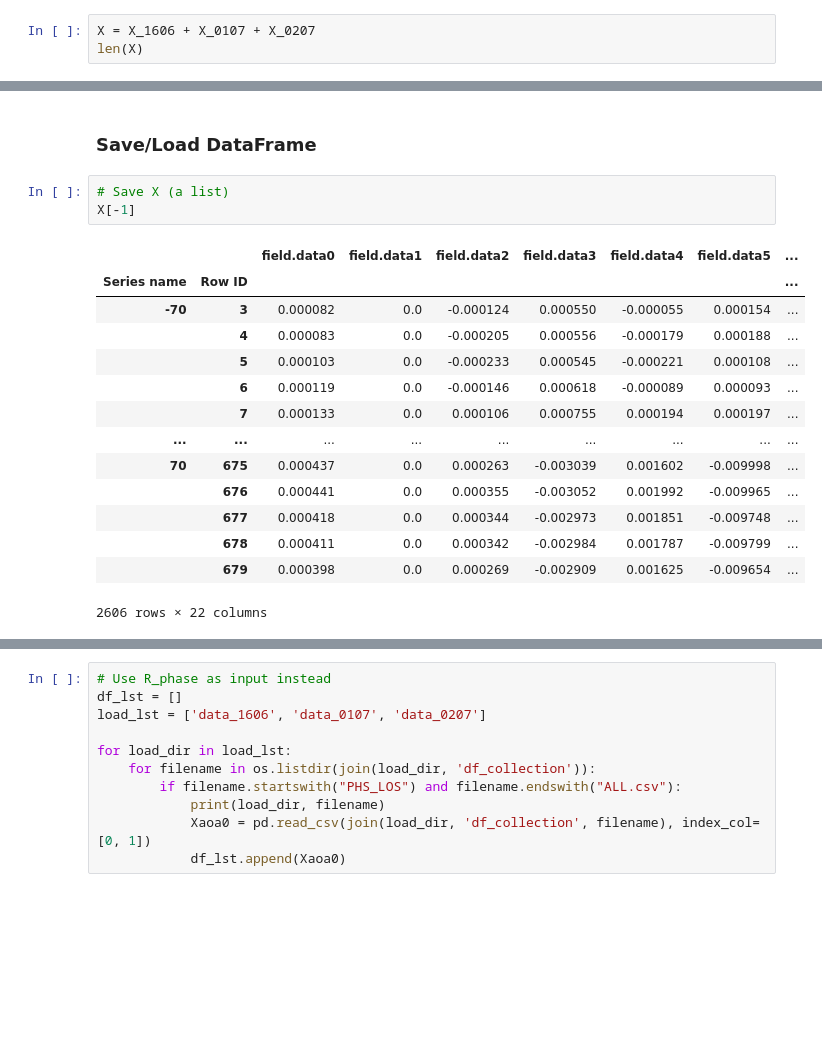
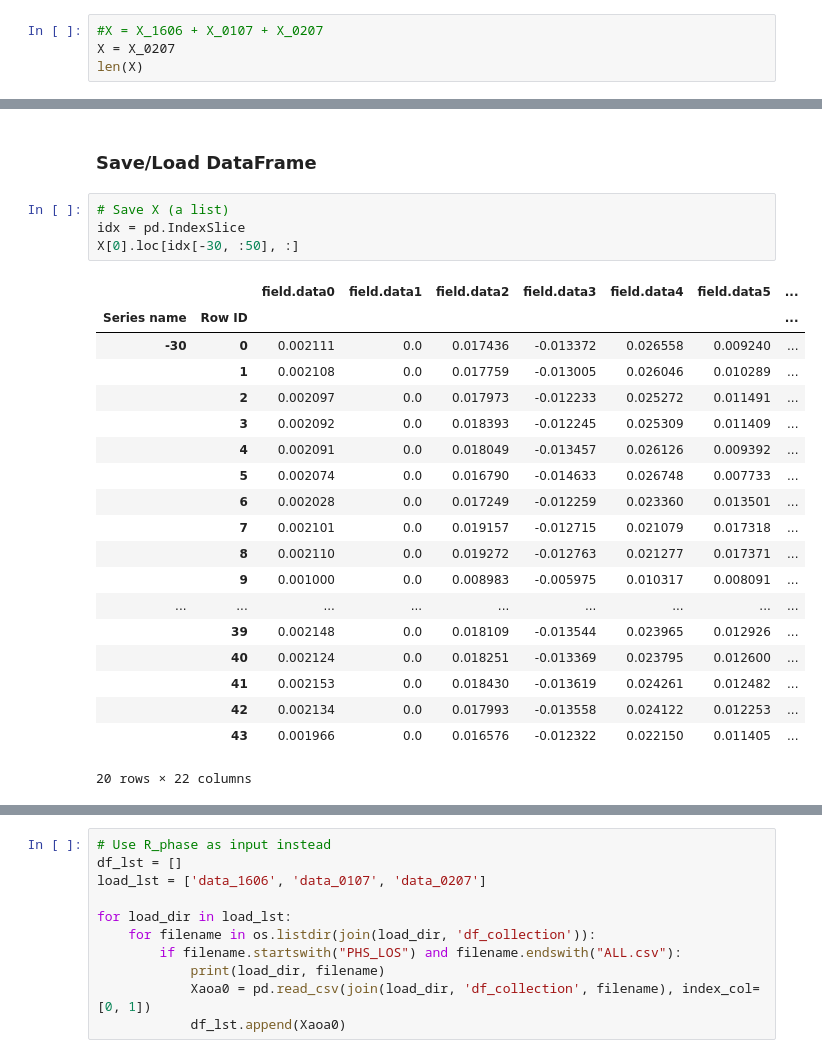
Before and after one commit to zdai257/DeepAOANet, a Jupyter notebook: myAOAnet.ipynb, the cells around one changed output, grey strips where cells are left out. Saved outputs shown, nothing was run; the diff lists cells and outputs as text; blank space fills up the shorter version.

```diff
--- a/myAOAnet.ipynb
+++ b/myAOAnet.ipynb
@@ -486,4 +334,5 @@ See the caveats in the documentation: https://pandas.pydata.org/pandas-docs/stab
 # %%
-X = X_1606 + X_0107 + X_0207
+#X = X_1606 + X_0107 + X_0207
+X = X_0207
 len(X)
 # %% [output]
@@ -538,22 +387,28 @@ Xphs[-1]
 ### Save/Load DataFrame
 # %%
 # Save X (a list)
-X[-1]
+idx = pd.IndexSlice
+X[0].loc[idx[-30, :50], :]
 # %% [output]
 |  |  | field.data0 | field.data1 | field.data2 | field.data3 | field.data4 | field.data5 | ... |
 | Series name | Row ID |  |  |  |  |  |  | ... |
-| -70 | 3 | 0.000082 | 0.0 | -0.000124 | 0.000550 | -0.000055 | 0.000154 | ... |
-|  | 4 | 0.000083 | 0.0 | -0.000205 | 0.000556 | -0.000179 | 0.000188 | ... |
-|  | 5 | 0.000103 | 0.0 | -0.000233 | 0.000545 | -0.000221 | 0.000108 | ... |
-|  | 6 | 0.000119 | 0.0 | -0.000146 | 0.000618 | -0.000089 | 0.000093 | ... |
-|  | 7 | 0.000133 | 0.0 | 0.000106 | 0.000755 | 0.000194 | 0.000197 | ... |
+| -30 | 0 | 0.002111 | 0.0 | 0.017436 | -0.013372 | 0.026558 | 0.009240 | ... |
+|  | 1 | 0.002108 | 0.0 | 0.017759 | -0.013005 | 0.026046 | 0.010289 | ... |
+|  | 2 | 0.002097 | 0.0 | 0.017973 | -0.012233 | 0.025272 | 0.011491 | ... |
+|  | 3 | 0.002092 | 0.0 | 0.018393 | -0.012245 | 0.025309 | 0.011409 | ... |
+|  | 4 | 0.002091 | 0.0 | 0.018049 | -0.013457 | 0.026126 | 0.009392 | ... |
+|  | 5 | 0.002074 | 0.0 | 0.016790 | -0.014633 | 0.026748 | 0.007733 | ... |
+|  | 6 | 0.002028 | 0.0 | 0.017249 | -0.012259 | 0.023360 | 0.013501 | ... |
+|  | 7 | 0.002101 | 0.0 | 0.019157 | -0.012715 | 0.021079 | 0.017318 | ... |
+|  | 8 | 0.002110 | 0.0 | 0.019272 | -0.012763 | 0.021277 | 0.017371 | ... |
+|  | 9 | 0.001000 | 0.0 | 0.008983 | -0.005975 | 0.010317 | 0.008091 | ... |
 | ... | ... | ... | ... | ... | ... | ... | ... | ... |
-| 70 | 675 | 0.000437 | 0.0 | 0.000263 | -0.003039 | 0.001602 | -0.009998 | ... |
-|  | 676 | 0.000441 | 0.0 | 0.000355 | -0.003052 | 0.001992 | -0.009965 | ... |
-|  | 677 | 0.000418 | 0.0 | 0.000344 | -0.002973 | 0.001851 | -0.009748 | ... |
-|  | 678 | 0.000411 | 0.0 | 0.000342 | -0.002984 | 0.001787 | -0.009799 | ... |
-|  | 679 | 0.000398 | 0.0 | 0.000269 | -0.002909 | 0.001625 | -0.009654 | ... |
+|  | 39 | 0.002148 | 0.0 | 0.018109 | -0.013544 | 0.023965 | 0.012926 | ... |
+|  | 40 | 0.002124 | 0.0 | 0.018251 | -0.013369 | 0.023795 | 0.012600 | ... |
+|  | 41 | 0.002153 | 0.0 | 0.018430 | -0.013619 | 0.024261 | 0.012482 | ... |
+|  | 42 | 0.002134 | 0.0 | 0.017993 | -0.013558 | 0.024122 | 0.012253 | ... |
+|  | 43 | 0.001966 | 0.0 | 0.016576 | -0.012322 | 0.022150 | 0.011405 | ... |
-2606 rows × 22 columns
+20 rows × 22 columns
 # %%
 import pickle
 '''
```
Also changed, not shown: parts of 21 cells of this notebook, 3 other files.
